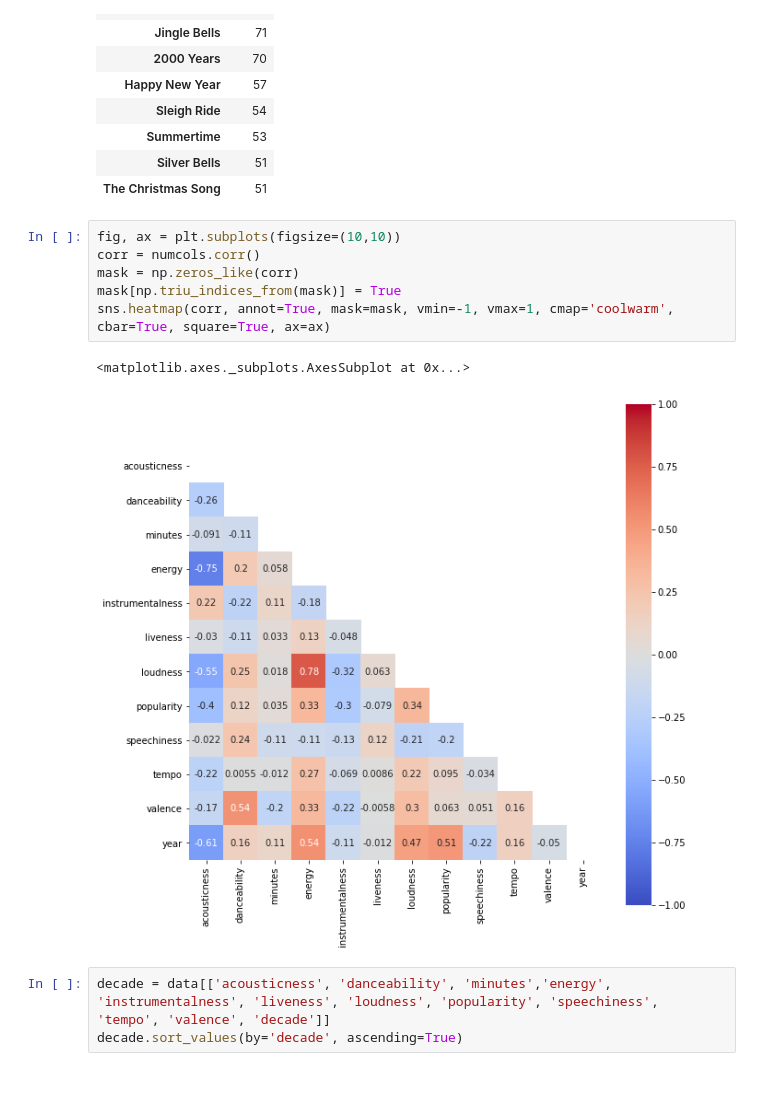
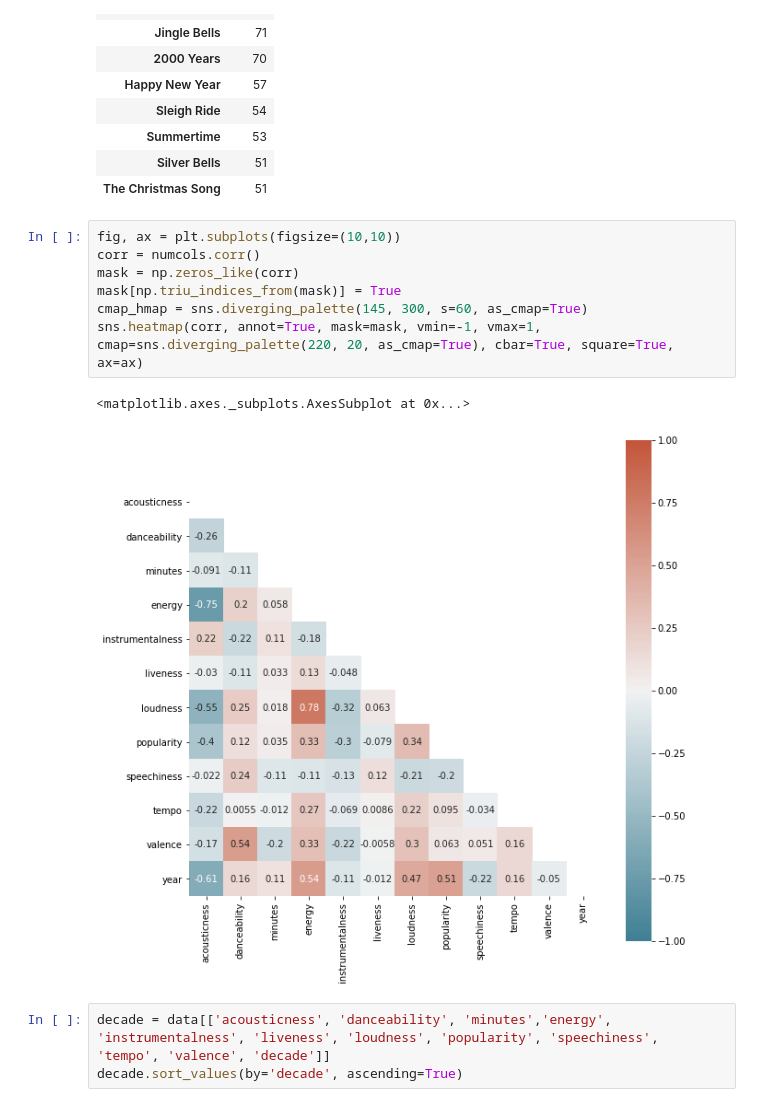
Before and after one commit to Lisstrange/Mini-examples, a Jupyter notebook: Recomendation music on Spotify Dataset.ipynb, the cells around one changed output. Drawn from its saved outputs; the diff is of its cells as text.

```diff
--- a/Recomendation music on Spotify Dataset.ipynb
+++ b/Recomendation music on Spotify Dataset.ipynb
@@ -181,12 +182,13 @@ title_count.head(10)
 # %%
 fig, ax = plt.subplots(figsize=(10,10))
 corr = numcols.corr()
 mask = np.zeros_like(corr)
 mask[np.triu_indices_from(mask)] = True
-sns.heatmap(corr, annot=True, mask=mask, vmin=-1, vmax=1, cmap='coolwarm', cbar=True, square=True, ax=ax)
+cmap_hmap = sns.diverging_palette(145, 300, s=60, as_cmap=True)
+sns.heatmap(corr, annot=True, mask=mask, vmin=-1, vmax=1, cmap=sns.diverging_palette(220, 20, as_cmap=True), cbar=True, square=True, ax=ax)
 # %% [output]
 <matplotlib.axes._subplots.AxesSubplot at 0x...>
-[figure, old version]
+[figure, new version]
 # %%
 decade = data[['acousticness', 'danceability', 'minutes','energy', 'instrumentalness', 'liveness', 'loudness', 'popularity', 'speechiness', 'tempo', 'valence', 'decade']]
 decade.sort_values(by='decade', ascending=True)
```
Also changed, not shown: parts of 7 cells of this notebook.
